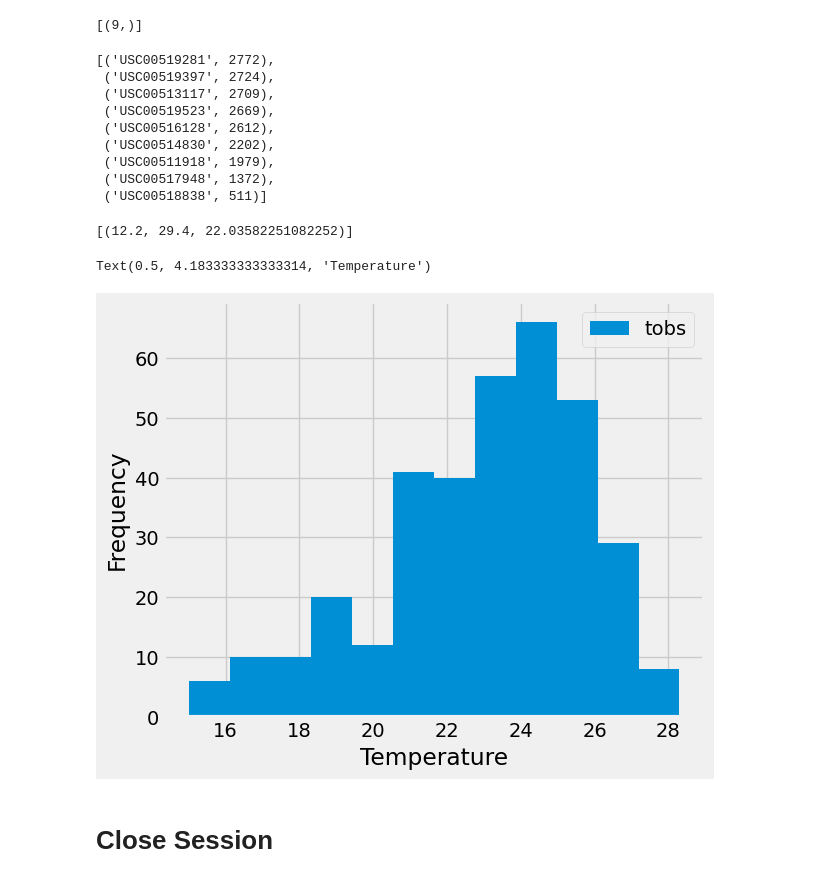
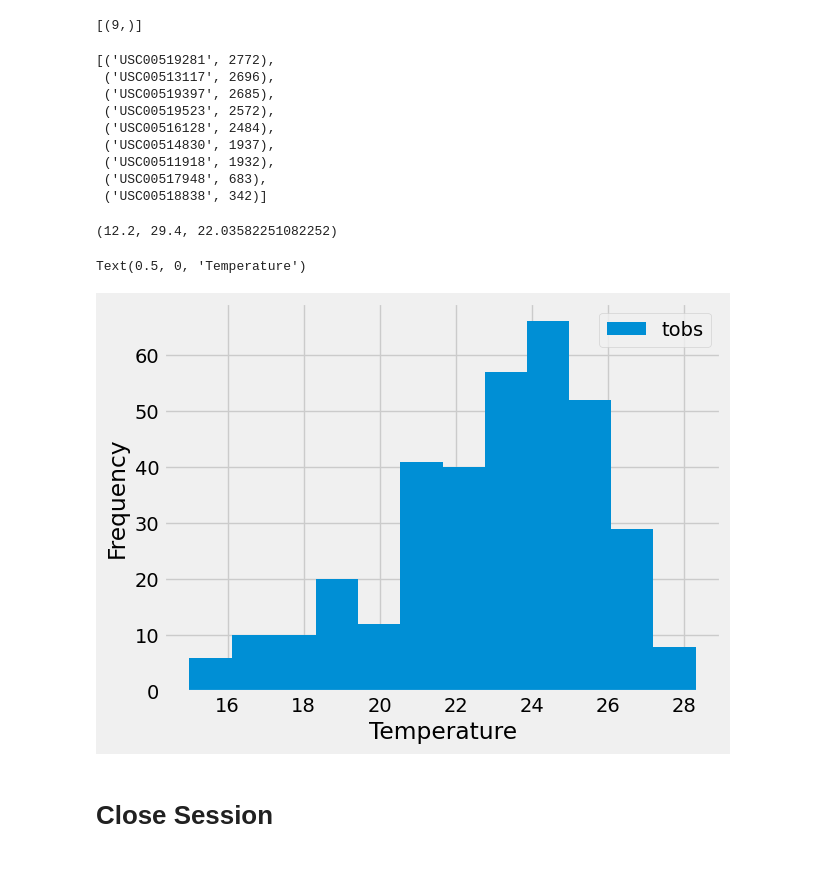
Before and after one commit to JulieKent/BootCamp_sqlalchemy-challenge, a Jupyter notebook: SurfsUp/climate_starter.ipynb, the cells around one changed output. Cells and saved outputs as stored; diff of their text form; code cells hidden in the pictures.

```diff
--- a/SurfsUp/climate_starter.ipynb
+++ b/SurfsUp/climate_starter.ipynb
@@ -153,26 +110,49 @@ precip_scores_df.describe()
 # %%
 # Design a query to find the most active stations (i.e. which stations have the most rows?)
 # List the stations and their counts in descending order.
+active_stations = session.query(Measurement.station, func.count(Measurement.prcp)).\
+    group_by(Measurement.station).order_by(func.count(Measurement.prcp).desc()).\
+        all()
+active_stations
 # %% [output]
 [('USC00519281', 2772),
- ('USC00519397', 2724),
- ('USC00513117', 2709),
- ('USC00519523', 2669),
- ('USC00516128', 2612),
- ('USC00514830', 2202),
- ('USC00511918', 1979),
- ('USC00517948', 1372),
- ('USC00518838', 511)]
+ ('USC00513117', 2696),
+ ('USC00519397', 2685),
+ ('USC00519523', 2572),
+ ('USC00516128', 2484),
+ ('USC00514830', 1937),
+ ('USC00511918', 1932),
+ ('USC00517948', 683),
+ ('USC00518838', 342)]
 # %%
 # Using the most active station id from the previous query, calculate the lowest, highest, and average temperature.
+sel = [func.min(Measurement.tobs), func.max(Measurement.tobs), func.avg(Measurement.tobs)]
+most_active = session.query(*sel).\
+    group_by(Measurement.station).\
+        order_by(func.count(Measurement.prcp).desc()).\
+        first()
+most_active
 # %% [output]
-[(12.2, 29.4, 22.03582251082252)]
+(12.2, 29.4, 22.03582251082252)
 # %%
 # Using the most active station id
+most_active_station = active_stations[0][0]
 # Query the last 12 months of temperature observation data for this station and plot the results as a histogram
+sel = [Measurement.date, Measurement.tobs]
+
+station_temps = session.query(*sel).\
+        filter(func.strftime(Measurement.date) >= last_12_months, Measurement.station == most_active_station).\
+        group_by(Measurement.date).\
+        order_by(Measurement.date).all()
+
+station_temps_df = pd.DataFrame(station_temps, columns=['Date', 'Temperature'])
+plt.hist(station_temps_df['Temperature'], bins=12, label='tobs')
+plt.legend()
+plt.ylabel('Frequency')
+plt.xlabel('Temperature')
 # %% [output]
-Text(0.5, 4.183333333333314, 'Temperature')
+Text(0.5, 0, 'Temperature')
-[figure, old version]
+[figure, new version]
 # %% [markdown]
 # Close Session
 # %%
```
Also changed, not shown: parts of 8 cells of this notebook.
